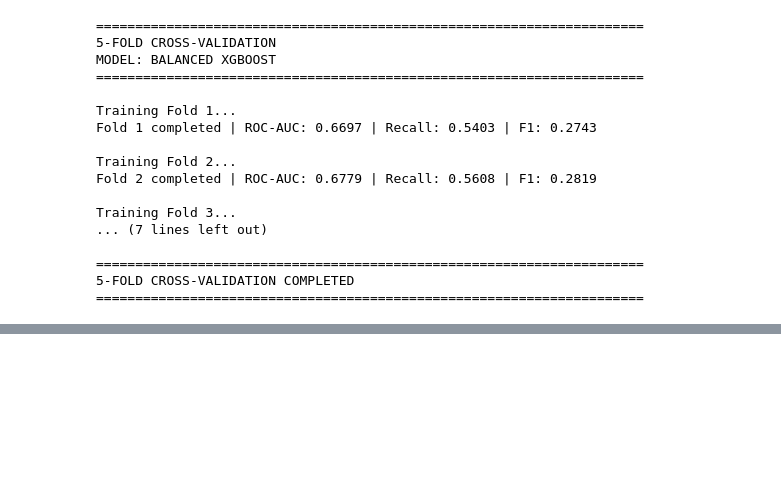
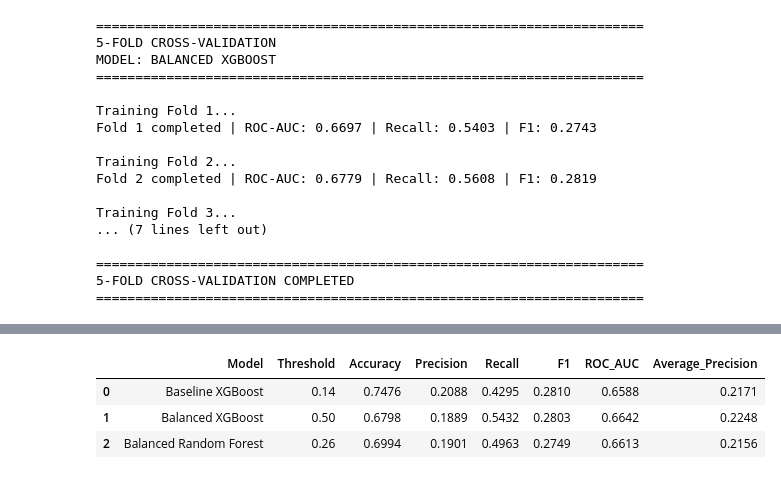
Before and after one commit to amanchaurasia512/diabetes-130-hospitals, a Jupyter notebook: Notebook/04_machine_learning_modeling.ipynb, the cells around one changed output, grey strips where cells are left out. Cells and saved outputs as stored; diff of their text form; code cells hidden in the pictures; blank space fills up the shorter version.

```diff
--- a/Notebook/04_machine_learning_modeling.ipynb
+++ b/Notebook/04_machine_learning_modeling.ipynb
@@ -6715,0 +7221,57 @@ oof_proba_balanced_xgb: NOT FOUND
+# %%
+# ============================================================
+# FINAL MODEL COMPARISON
+# ============================================================
+
+model_comparison = pd.DataFrame({
+    "Model": [
+        "Baseline XGBoost",
+        "Balanced Random Forest",
+        "Balanced XGBoost"
+    ],
+    "Threshold": [
+        0.14,
+        0.26,
+        0.50
+    ],
+    "Accuracy": [
+        0.7476,
+        0.6994,
+        0.6798
+    ],
+    "Precision": [
+        0.2088,
+        0.1901,
+        0.1889
+    ],
+    "Recall": [
+        0.4295,
+        0.4963,
+        0.5432
+    ],
+    "F1": [
+        0.2810,
+        0.2749,
+        0.2803
+    ],
+    "ROC_AUC": [
+        0.6588,
+        0.6613,
+        0.6642
+    ],
+    "Average_Precision": [
+        0.2171,
+        0.2156,
+        0.2248
+    ]
+})
+
+model_comparison.sort_values(
+    by="F1",
+    ascending=False
+).reset_index(drop=True)
+# %% [output]
+|  | Model | Threshold | Accuracy | Precision | Recall | F1 | ROC_AUC | Average_Precision |
+| 0 | Baseline XGBoost | 0.14 | 0.7476 | 0.2088 | 0.4295 | 0.2810 | 0.6588 | 0.2171 |
+| 1 | Balanced XGBoost | 0.50 | 0.6798 | 0.1889 | 0.5432 | 0.2803 | 0.6642 | 0.2248 |
+| 2 | Balanced Random Forest | 0.26 | 0.6994 | 0.1901 | 0.4963 | 0.2749 | 0.6613 | 0.2156 |
```
Also changed, not shown: parts of 15 cells of this notebook.
